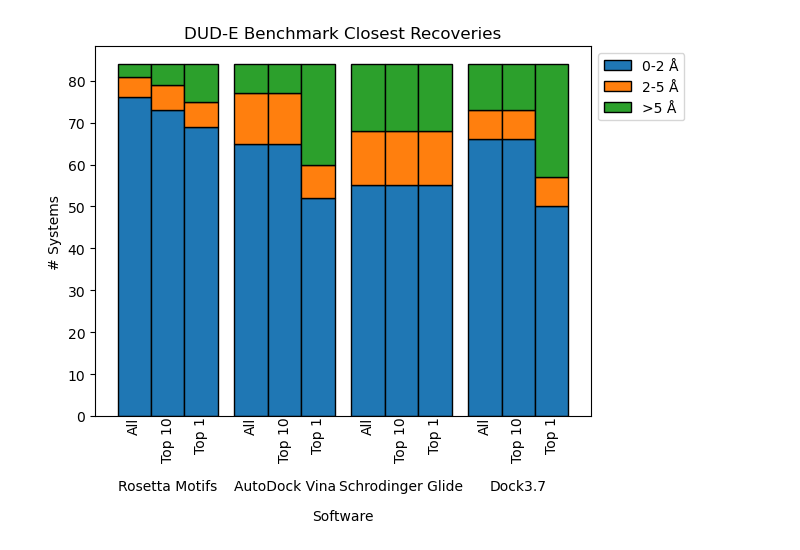
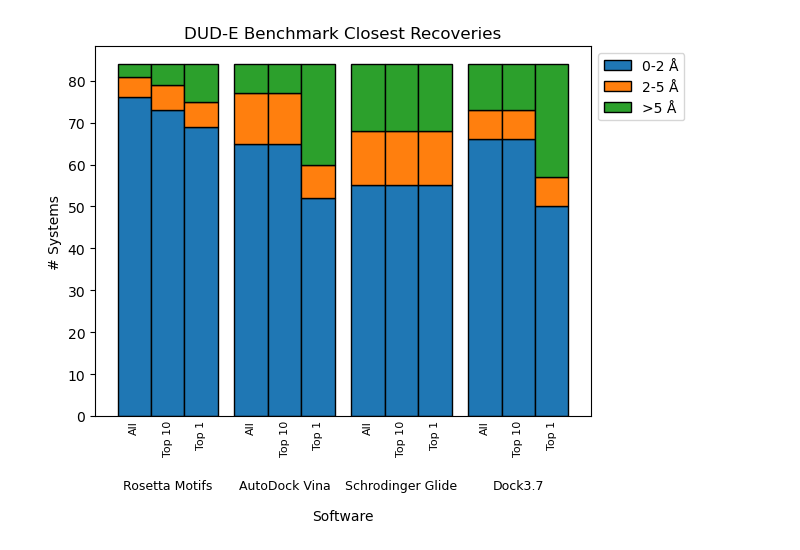
Before and after one commit to toadlover/thyme_lab_internship_2024, a Jupyter notebook: jupyter_notebooks/aggregated_best_rmsd_bar_chart_for_best_top_x_ddgs.ipynb, the cells around one changed output. Drawn from its saved outputs; the diff is of its cells as text; code cells hidden in the pictures.

Commit message:
tweaked aggregate graph for better readability

```diff
--- a/jupyter_notebooks/aggregated_best_rmsd_bar_chart_for_best_top_x_ddgs.ipynb
+++ b/jupyter_notebooks/aggregated_best_rmsd_bar_chart_for_best_top_x_ddgs.ipynb
@@ -27,7 +27,7 @@ num_trials = len(df.columns)
 # Define bar width and offset for clustered bars with extra spacing
 bar_width = 0.2
 spacing = 0.1  # Additional spacing between each dataset
-x = np.arange(len(datasets)) * (len(trials) * bar_width + spacing)  # Increased gap
+x = np.arange(num_datasets) * (num_trials * bar_width + spacing)  # Increased gap
 
 # Colors for the 3 stacked segments
 colors = ['#1f77b4', '#ff7f0e', '#2ca02c']  # Define 3 distinct colors for each segment
@@ -64,34 +64,34 @@ ax.set_xlabel('Software', labelpad=60)  # Adjust the labelpad value as needed
 ax.set_ylabel('# Systems')
 ax.set_title('DUD-E Benchmark Closest Recoveries')
 
 #Å
 
 custom_labels = ["0-2 Å","2-5 Å",">5 Å"]
 
 # Create a legend
 ax.legend(custom_labels, loc="upper left", bbox_to_anchor=(1, 1))
 
 # Annotate each cluster of bars with trial labels
 trials = ["All", "Top 10", "Top 1"]
 datasets = ['Rosetta Motifs', 'AutoDock Vina', 'Schrodinger Glide', 'Dock3.7']
 for i, trial in enumerate(trials):
     for j, dataset in enumerate(datasets):
         #ax.text(x[j] + i * bar_width, bottom[j], trial, ha='center', va='bottom', rotation=90)
-        label_position = -0.1  # Adjust this value to position the labels lower if needed
-        ax.text(x[j] + i * bar_width, label_position, trials[i], ha='center', va='top', rotation=90)
+        label_position = -1  # Adjust this value to position the labels lower if needed
+        ax.text(x[j] + i * bar_width, label_position, trials[i], ha='center', va='top', rotation=90, fontsize=8)
 
 # Annotate dataset labels below trial labels
 for j in range(len(datasets)):
     # Set label position for dataset labels even lower than trial labels
     dataset_label_position = -15  # Position for dataset labels
-    ax.text(x[j] + bar_width, dataset_label_position, datasets[j], ha='center', va='top', rotation=0)
+    ax.text(x[j] + bar_width, dataset_label_position, datasets[j], ha='center', va='top', rotation=0, fontsize=9)
 
 # Adjust the y-limits to allow space for the labels
 ax.set_ylim(bottom=0)  # Extend y-axis to provide space for the labels
 
 # Remove the tick marks below each bar
 ax.tick_params(axis='x', which='both', bottom=False)  # Hide ticks on the x-axis
 
 plt.show()
 # %% [output]
-[figure, old version]
+[figure, new version]
```
Also changed, not shown: 6 other files.
